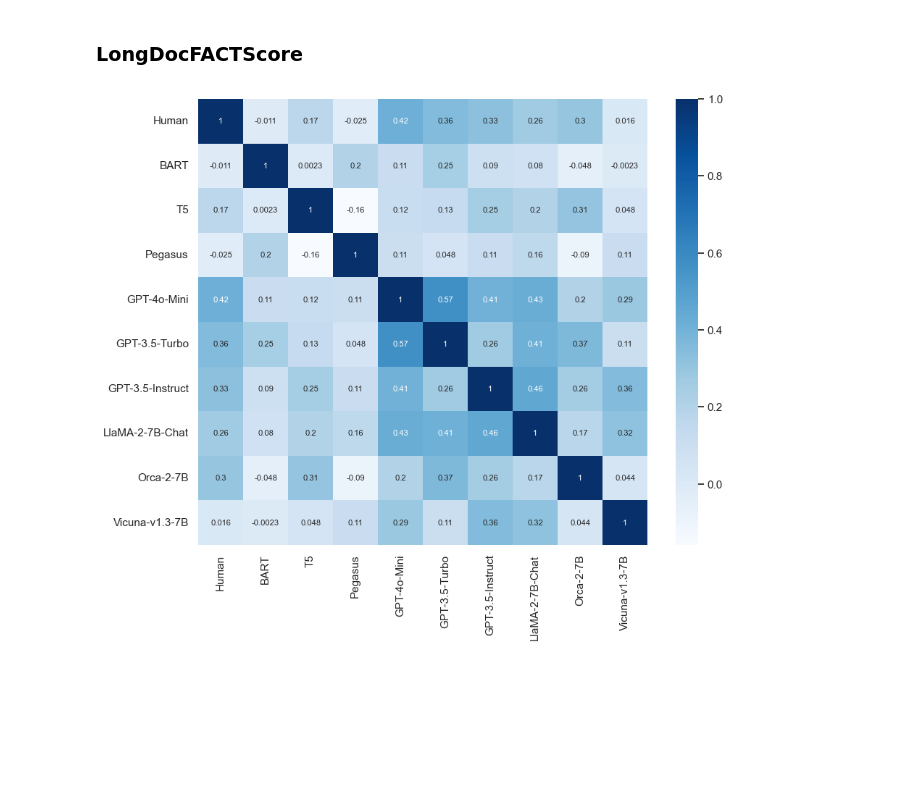
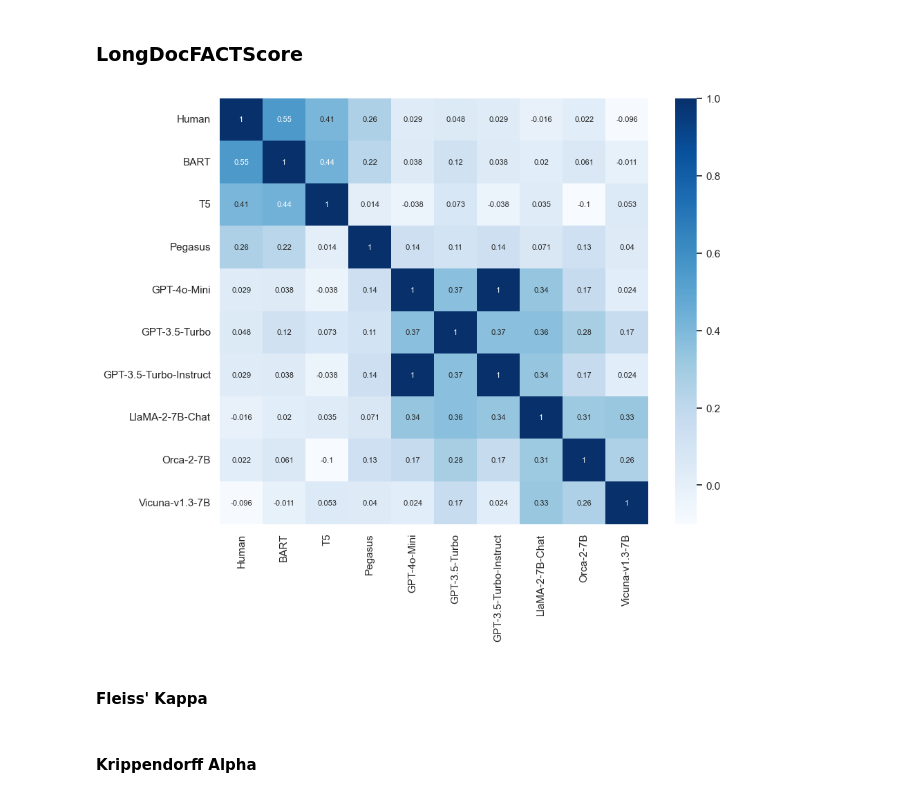
Before and after one commit to anonymous2024-gpu/Factual-Consistency-Evaluation, a Jupyter notebook: LongDocFACTScore/Correlations.ipynb, the cells around one changed output. Saved outputs shown, nothing was run; the diff lists cells and outputs as text; code cells hidden in the pictures; blank space fills up the shorter version.

```diff
--- a/LongDocFACTScore/Correlations.ipynb
+++ b/LongDocFACTScore/Correlations.ipynb
@@ -9,4 +12,4 @@ import os
 # %%
-df1 = pd.read_csv("data/DialogSum/DialogSum_longdocfactscore.csv")
+df1 = pd.read_csv("./data/DialogSum/CoVe_ldfacts.csv")
 df1.head()
 # %% [output]
@@ -20,5 +24,5 @@ df1.head()
 # %%
-df2 = pd.read_json("data/DialogSum/DialogSum_summary_LDfacts.json")
+df2 = pd.read_json("./data/DialogSum/summary_LDfacts.json")
 df2.rename(columns={'summary_ldfacts_doc_hyp': 'human_summary_factuality'}, inplace=True)
 merged_df = pd.merge(df1, df2, on='id', how='inner')
 merged_df.head()
@@ -145,7 +240,7 @@ def visualize_correlation_matrix(df):
         "gpt4oMini_summary_ldfacts_src_hyp",
         "gpt35_summary_ldfacts_src_hyp",
         "gptInstruct_summary_ldfacts_src_hyp",
-        "llama2chat7b_summary_ldfacts_src_hyp",
+        "llama7bchat2_summary_ldfacts_src_hyp",
         "Orca7b2_summary_ldfacts_src_hyp",
         "Vic7b13_summary_ldfacts_src_hyp"
     ]
@@ -154,34 +249,36 @@ def visualize_correlation_matrix(df):
         "human_summary_factuality": "Human",
         "BART_summary_ldfacts_src_hyp": "BART",
         "T5_summary_ldfacts_src_hyp": "T5",
         "Pegasus_summary_ldfacts_src_hyp": "Pegasus",
         "gpt4oMini_summary_ldfacts_src_hyp": "GPT-4o-Mini",
         "gpt35_summary_ldfacts_src_hyp": "GPT-3.5-Turbo",
-        "gptInstruct_summary_ldfacts_src_hyp": "GPT-3.5-Instruct",
-        "llama2chat7b_summary_ldfacts_src_hyp": "LlaMA-2-7B-Chat",
+        "gptInstruct_summary_ldfacts_src_hyp": "GPT-3.5-Turbo-Instruct",
+        "llama7bchat2_summary_ldfacts_src_hyp": "LlaMA-2-7B-Chat",
         "Orca7b2_summary_ldfacts_src_hyp": "Orca-2-7B",
         "Vic7b13_summary_ldfacts_src_hyp": "Vicuna-v1.3-7B"
     }
 
     df = df[cols].rename(columns=rename_dict)
     cm = df.corr(method='kendall')
 
     plt.figure(figsize=(10, 8))
     sns.set(font_scale=1)
     sns.heatmap(
         cm,
         cmap="Blues",
         annot=True,
         xticklabels=df.columns,
         yticklabels=df.columns,
         annot_kws={"fontsize": 8},
     )
 
     # plt.xticks(rotation=90, ha='right')
     # plt.yticks(rotation=0)
-    plt.savefig("results/LongSciVerify/LongSciVerify_LLM_LDFacts.png", bbox_inches="tight") ### change here
+    plt.savefig("aggreFACT_LLM_LDFacts.png", bbox_inches="tight") ### change here
     plt.show()
 
 visualize_correlation_matrix(merged_df)
 # %% [output]
-[figure, old version]
+[figure, new version]
+# %% [markdown]
+#### Fleiss' Kappa
@@ -187,0 +308,2 @@ visualize_correlation_matrix(merged_df)
+# %% [markdown]
+#### Krippendorff Alpha
```
Also changed, not shown: parts of 14 cells of this notebook, 2 other files.
